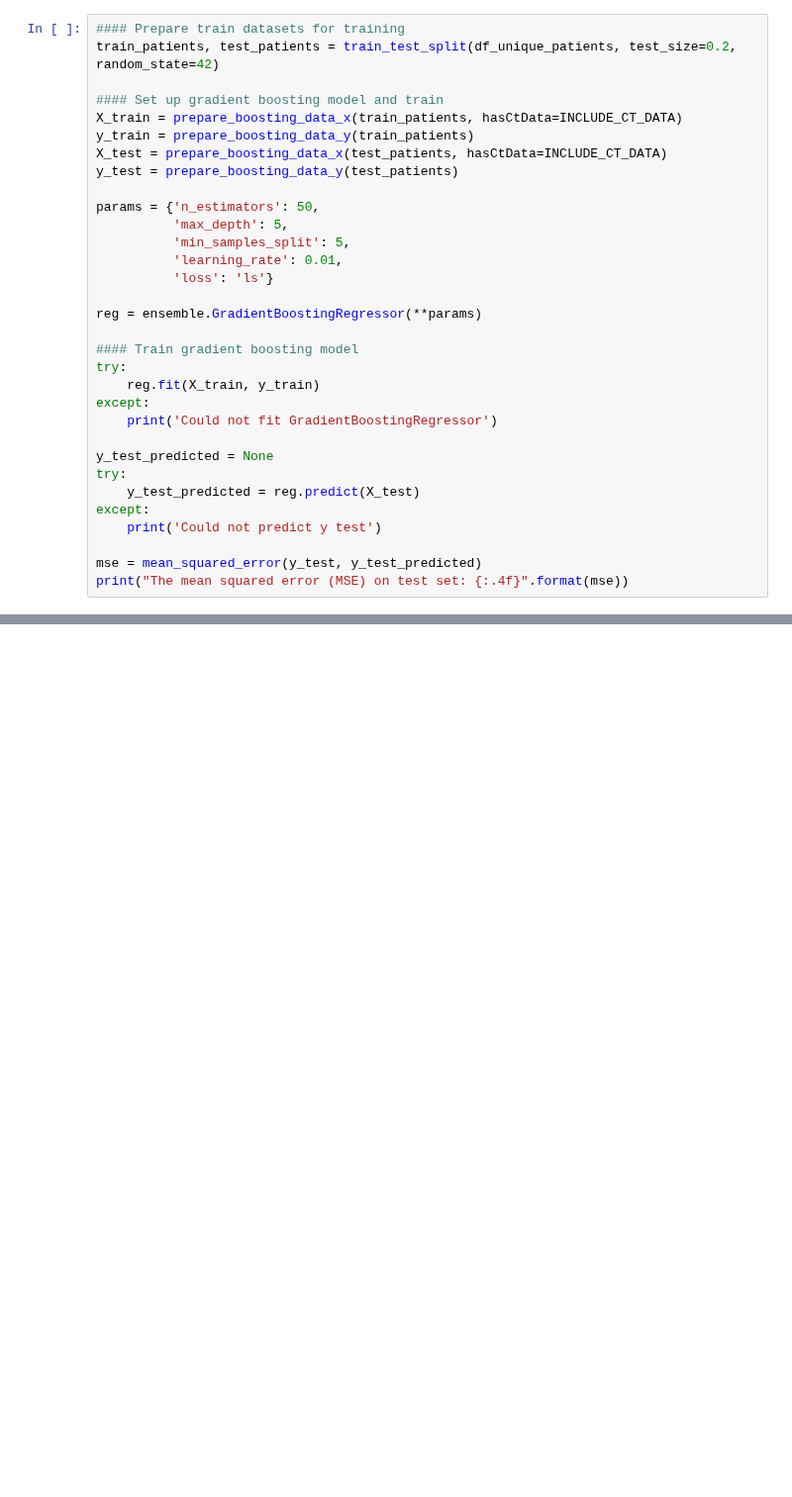
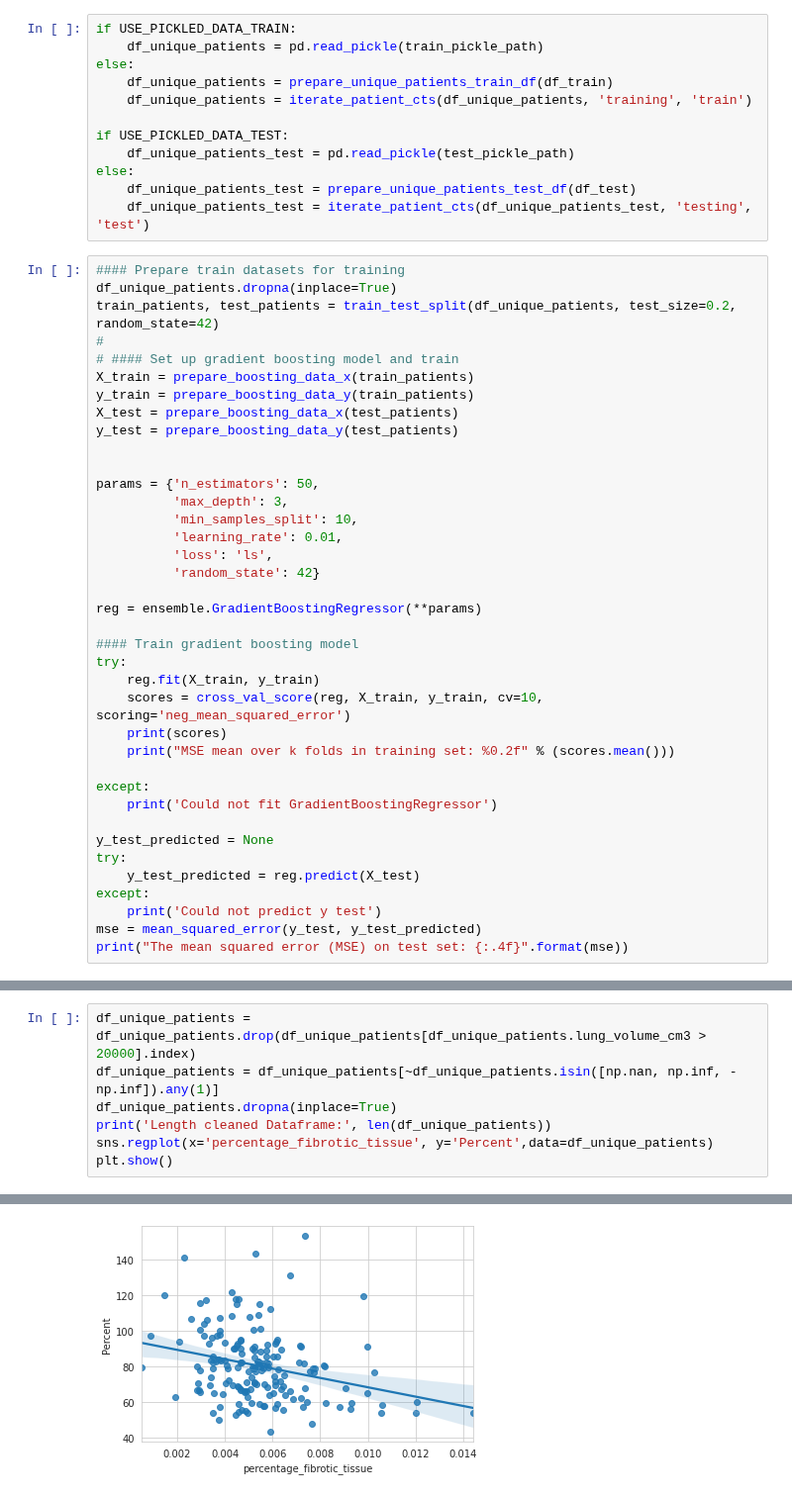
Before and after one commit to andreasquauke/udacity-capstone-project, a Jupyter notebook: Notebooks/test.ipynb, the cells around one changed output, grey strips where cells are left out. Shown at 99% size. Saved outputs shown, nothing was run; the diff lists cells and outputs as text; blank space fills up the shorter version.

```diff
--- a/Notebooks/test.ipynb
+++ b/Notebooks/test.ipynb
@@ -974,24 +1015,43 @@ df_unique_patients.head()
+# %%
+if USE_PICKLED_DATA_TRAIN:
+    df_unique_patients = pd.read_pickle(train_pickle_path)
+else:
+    df_unique_patients = prepare_unique_patients_train_df(df_train)
+    df_unique_patients = iterate_patient_cts(df_unique_patients, 'training', 'train')
+
+if USE_PICKLED_DATA_TEST:
+    df_unique_patients_test = pd.read_pickle(test_pickle_path)
+else:
+    df_unique_patients_test = prepare_unique_patients_test_df(df_test)
+    df_unique_patients_test = iterate_patient_cts(df_unique_patients_test, 'testing', 'test')
 # %%
 #### Prepare train datasets for training
+df_unique_patients.dropna(inplace=True)
 train_patients, test_patients = train_test_split(df_unique_patients, test_size=0.2, random_state=42)
-
-#### Set up gradient boosting model and train
-X_train = prepare_boosting_data_x(train_patients, hasCtData=INCLUDE_CT_DATA)
+#
+# #### Set up gradient boosting model and train
+X_train = prepare_boosting_data_x(train_patients)
 y_train = prepare_boosting_data_y(train_patients)
-X_test = prepare_boosting_data_x(test_patients, hasCtData=INCLUDE_CT_DATA)
+X_test = prepare_boosting_data_x(test_patients)
 y_test = prepare_boosting_data_y(test_patients)
 
+
 params = {'n_estimators': 50,
-          'max_depth': 5,
-          'min_samples_split': 5,
+          'max_depth': 3,
+          'min_samples_split': 10,
           'learning_rate': 0.01,
-          'loss': 'ls'}
+          'loss': 'ls',
+          'random_state': 42}
 
 reg = ensemble.GradientBoostingRegressor(**params)
 
 #### Train gradient boosting model
 try:
     reg.fit(X_train, y_train)
+    scores = cross_val_score(reg, X_train, y_train, cv=10, scoring='neg_mean_squared_error')
+    print(scores)
+    print("MSE mean over k folds in training set: %0.2f" % (scores.mean()))
+
 except:
     print('Could not fit GradientBoostingRegressor')
 
@@ -1000,7 +1060,6 @@ try:
     y_test_predicted = reg.predict(X_test)
 except:
     print('Could not predict y test')
-
 mse = mean_squared_error(y_test, y_test_predicted)
 print("The mean squared error (MSE) on test set: {:.4f}".format(mse))
 # %% [output]
@@ -1071,0 +1103,8 @@ LLL for test split is -6.594704737814575 for std dev multiplier of 14
+# %%
+df_unique_patients = df_unique_patients.drop(df_unique_patients[df_unique_patients.lung_volume_cm3 > 20000].index)
+df_unique_patients = df_unique_patients[~df_unique_patients.isin([np.nan, np.inf, -np.inf]).any(1)]
+df_unique_patients.dropna(inplace=True)
+print('Length cleaned Dataframe:', len(df_unique_patients))
+sns.regplot(x='percentage_fibrotic_tissue', y='Percent',data=df_unique_patients)
+plt.show()
+# %% [output]
@@ -1071,0 +1112 @@ LLL for test split is -6.594704737814575 for std dev multiplier of 14
+[figure, added]
```
Also changed, not shown: parts of 16 cells of this notebook, 6 other files.
